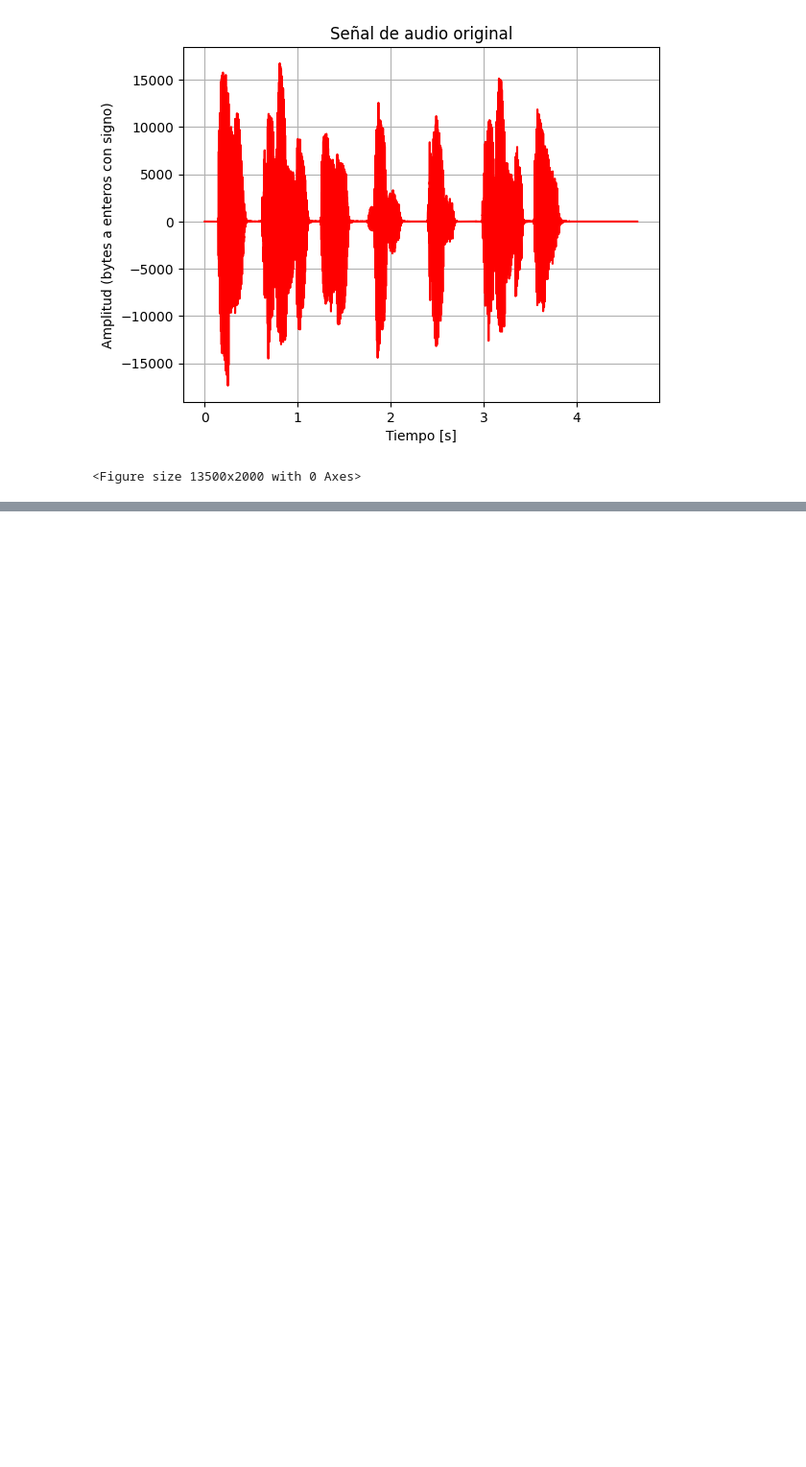
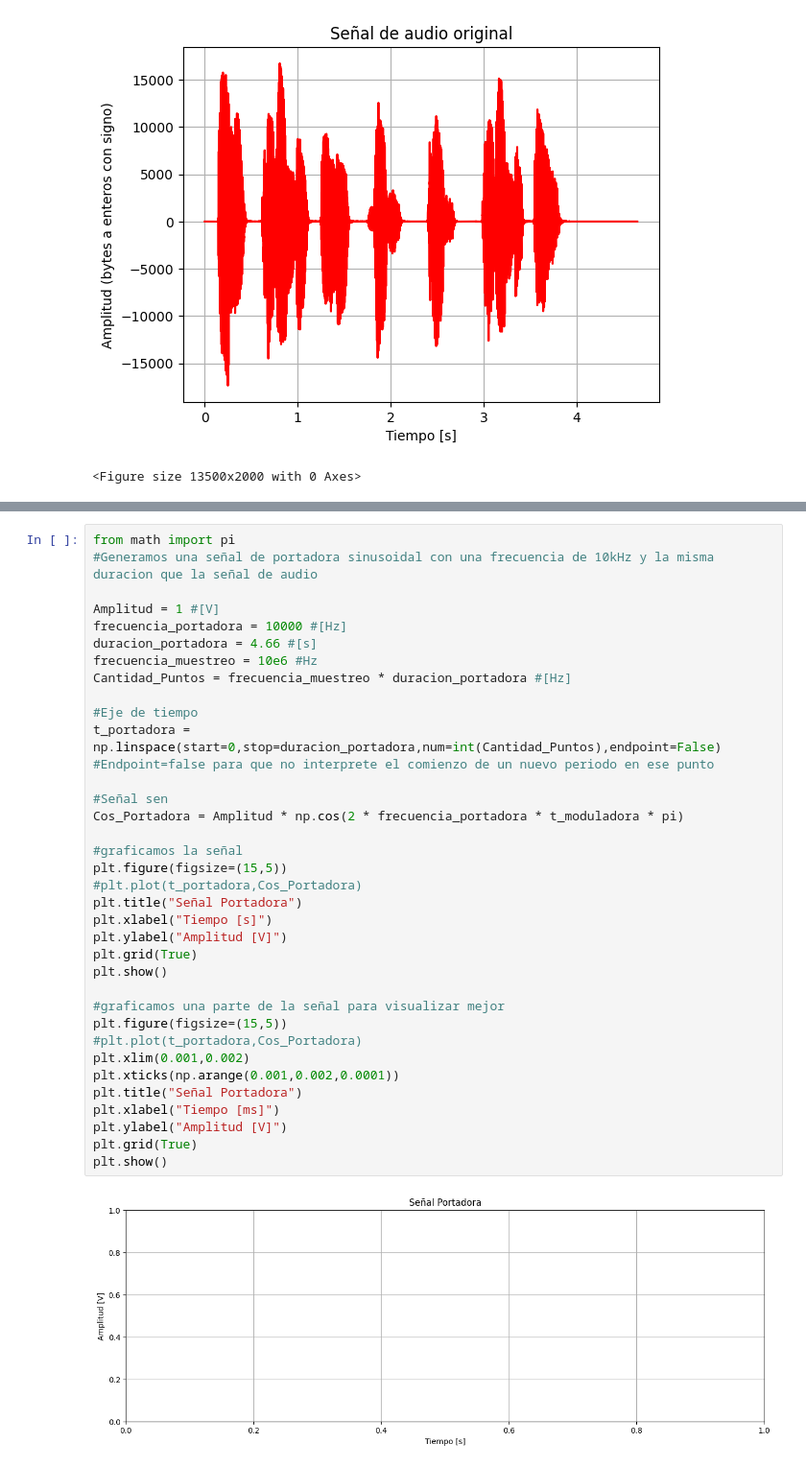
Before and after one commit to UlisesUberti/Proyecto_Seniales_Electricas, a Jupyter notebook: src/Transmisor.ipynb, the cells around one changed output, grey strips where cells are left out. Shown: that part at 96% size. Drawn from its saved outputs; the diff is of its cells as text; blank space fills up the shorter version.

```diff
--- a/src/Transmisor.ipynb
+++ b/src/Transmisor.ipynb
@@ -50,0 +134,38 @@ Audio_Grafica(ruta)
+# %%
+from math import pi
+#Generamos una señal de portadora sinusoidal con una frecuencia de 10kHz y la misma duracion que la señal de audio
+
+Amplitud = 1 #[V]
+frecuencia_portadora = 10000 #[Hz]
+duracion_portadora = 4.66 #[s]
+frecuencia_muestreo = 10e6 #Hz
+Cantidad_Puntos = frecuencia_muestreo * duracion_portadora #[Hz]
+
+#Eje de tiempo
+t_portadora = np.linspace(start=0,stop=duracion_portadora,num=int(Cantidad_Puntos),endpoint=False)
+#Endpoint=false para que no interprete el comienzo de un nuevo periodo en ese punto
+
+#Señal sen
+Cos_Portadora = Amplitud * np.cos(2 * frecuencia_portadora * t_moduladora * pi)
+
+#graficamos la señal
+plt.figure(figsize=(15,5))
+#plt.plot(t_portadora,Cos_Portadora)
+plt.title("Señal Portadora")
+plt.xlabel("Tiempo [s]")
+plt.ylabel("Amplitud [V]")
+plt.grid(True)
+plt.show()
+
+#graficamos una parte de la señal para visualizar mejor
+plt.figure(figsize=(15,5))
+#plt.plot(t_portadora,Cos_Portadora)
+plt.xlim(0.001,0.002)
+plt.xticks(np.arange(0.001,0.002,0.0001))
+plt.title("Señal Portadora")
+plt.xlabel("Tiempo [ms]")
+plt.ylabel("Amplitud [V]")
+plt.grid(True)
+plt.show()
+# %% [output]
+[figure, added]
```
Also changed, not shown: parts of 13 cells of this notebook, 5 other files.
